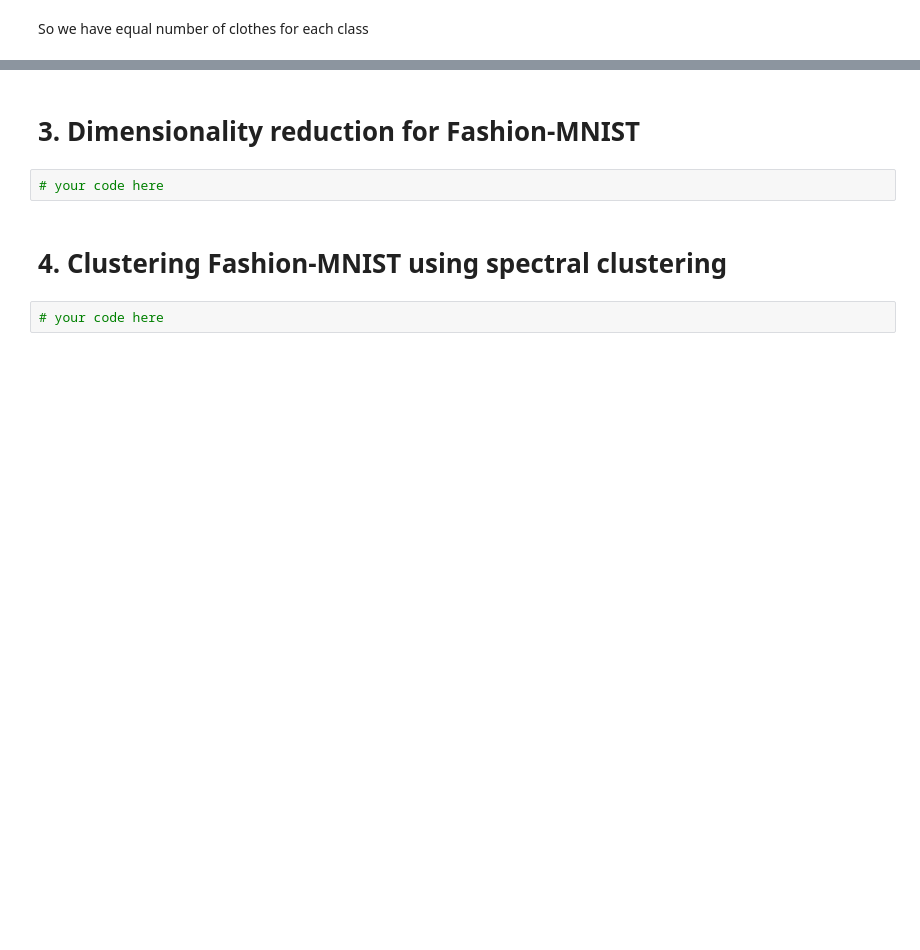
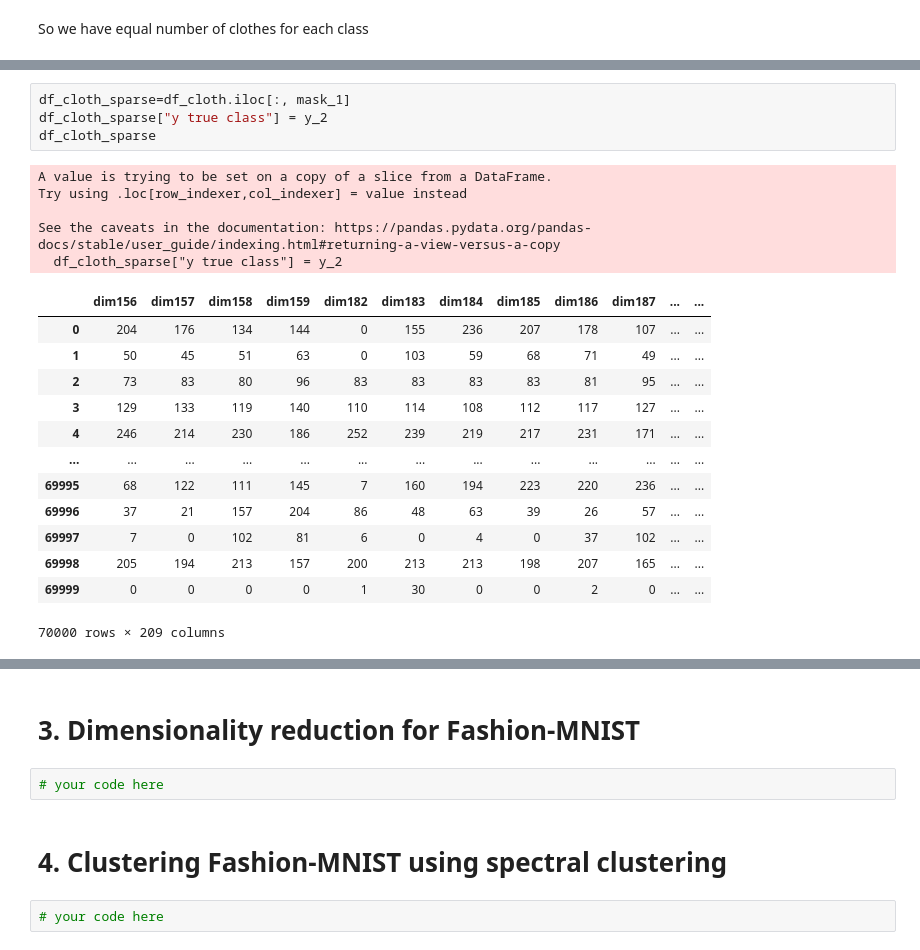
Before and after one commit to Yuyang-Yao/Math_-5750_Project2, a Jupyter notebook: project2.ipynb, the cells around one changed output, grey strips where cells are left out. Drawn from its saved outputs; the diff is of its cells as text; blank space fills up the shorter version.

```diff
--- a/project2.ipynb
+++ b/project2.ipynb
@@ -539,0 +579,23 @@ describe_df
+# %%
+df_cloth_sparse=df_cloth.iloc[:, mask_1]
+df_cloth_sparse["y true class"] = y_2
+df_cloth_sparse
+# %% [output]
+A value is trying to be set on a copy of a slice from a DataFrame.
+Try using .loc[row_indexer,col_indexer] = value instead
+
+See the caveats in the documentation: https://pandas.pydata.org/pandas-docs/stable/user_guide/indexing.html#returning-a-view-versus-a-copy
+  df_cloth_sparse["y true class"] = y_2
+|  | dim156 | dim157 | dim158 | dim159 | dim182 | dim183 | dim184 | dim185 | dim186 | dim187 | ... | ... |
+| 0 | 204 | 176 | 134 | 144 | 0 | 155 | 236 | 207 | 178 | 107 | ... | ... |
+| 1 | 50 | 45 | 51 | 63 | 0 | 103 | 59 | 68 | 71 | 49 | ... | ... |
+| 2 | 73 | 83 | 80 | 96 | 83 | 83 | 83 | 83 | 81 | 95 | ... | ... |
+| 3 | 129 | 133 | 119 | 140 | 110 | 114 | 108 | 112 | 117 | 127 | ... | ... |
+| 4 | 246 | 214 | 230 | 186 | 252 | 239 | 219 | 217 | 231 | 171 | ... | ... |
+| ... | ... | ... | ... | ... | ... | ... | ... | ... | ... | ... | ... | ... |
+| 69995 | 68 | 122 | 111 | 145 | 7 | 160 | 194 | 223 | 220 | 236 | ... | ... |
+| 69996 | 37 | 21 | 157 | 204 | 86 | 48 | 63 | 39 | 26 | 57 | ... | ... |
+| 69997 | 7 | 0 | 102 | 81 | 6 | 0 | 4 | 0 | 37 | 102 | ... | ... |
+| 69998 | 205 | 194 | 213 | 157 | 200 | 213 | 213 | 198 | 207 | 165 | ... | ... |
+| 69999 | 0 | 0 | 0 | 0 | 1 | 30 | 0 | 0 | 2 | 0 | ... | ... |
+70000 rows × 209 columns
```
Also changed, not shown: parts of 17 cells of this notebook.
